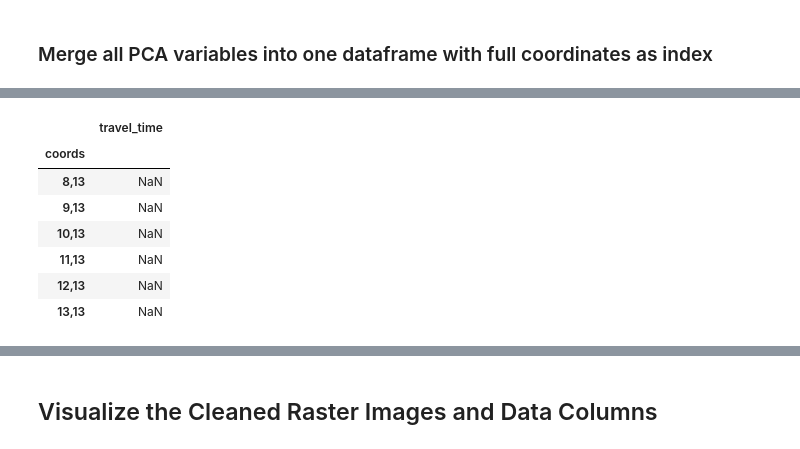
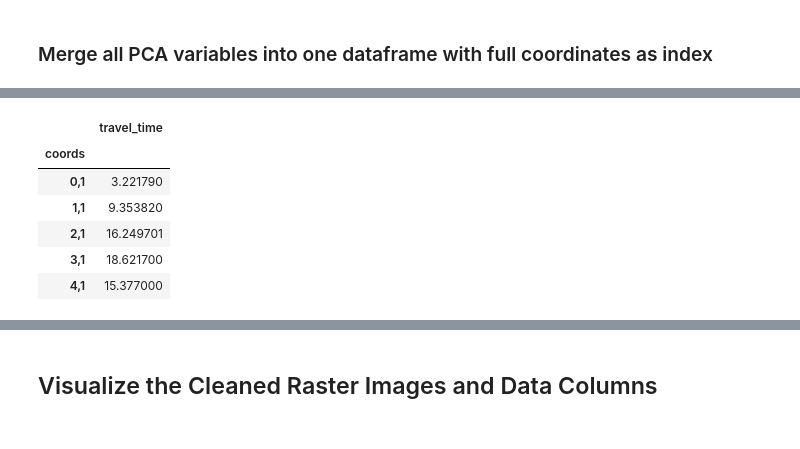
Before and after one commit to AaronScherf/Human_Mobility_Project, a Jupyter notebook: code/Vulnerability_PCA.ipynb, the cells around one changed output, grey strips where cells are left out. Cells and saved outputs as stored; diff of their text form; code cells hidden in the pictures.

```diff
--- a/code/Vulnerability_PCA.ipynb
+++ b/code/Vulnerability_PCA.ipynb
@@ -414,7 +467,7 @@ Masking Rasters using Vector Geometry - https://rasterio.readthedocs.io/en/stabl
 # for raster in raster_data_paths:
 for raster in pca_data['path']:
 
-    with fiona.open("data/raw_data/border_box_union.shp", "r") as shapefile:
+    with fiona.open("data/raw_data/border_box.shp", "r") as shapefile:
         shapes = [feature["geometry"] for feature in shapefile]
 
     with rasterio.open(raster) as src:
@@ -440,7 +493,7 @@ pca_data['masked'] = Masked
 # %%
 src = rasterio.open(pca_data.loc['val_prod','path'])
 
-with fiona.open('data/raw_data/border_box_union.shp', "r") as shapefile:
+with fiona.open('data/raw_data/border_box.shp', "r") as shapefile:
     features = [feature["geometry"] for feature in shapefile]
 
 rasterio.plot.show((src, 1))
@@ -566,7 +615,7 @@ pca_data.loc[name,'df'].loc[0:4,0:4]
 ## Write New Raster Files with Processed Data
 # %%
 for name in pca_data_names:
-    with fiona.open("data/raw_data/border_box_union.shp", "r") as shapefile:
+    with fiona.open("data/raw_data/border_box.shp", "r") as shapefile:
         shapes = [feature["geometry"] for feature in shapefile]
 
     with rasterio.open(pca_data.loc[name,'path']) as src:
@@ -634,7 +687,7 @@ def pca_reshape(dataset_name, n=15):
         y = randint(0, df.shape[1]-1)
         raw_val = df.loc[x][y]
         new_val = re_df.loc[str(x)+','+str(y)][dataset_name]
-        if raw_val != new_val:
+        if (raw_val != new_val) & (not math.isnan(new_val)):
             check = False
             print(x,',',y,'\nraw:',raw_val,'\nnew:',new_val)
 
@@ -679,16 +714,15 @@ Error in pca_reshape
 # %%
 # check that it worked
 name = 'travel_time'
-pca_data.loc[name,'pca_df'][6274:6280]
+pca_data.loc[name,'pca_df'].loc['0,1':'4,1']
 # %% [output]
 |  | travel_time |
 | coords |  |
-| 8,13 | NaN |
-| 9,13 | NaN |
-| 10,13 | NaN |
-| 11,13 | NaN |
-| 12,13 | NaN |
-| 13,13 | NaN |
+| 0,1 | 3.221790 |
+| 1,1 | 9.353820 |
+| 2,1 | 16.249701 |
+| 3,1 | 18.621700 |
+| 4,1 | 15.377000 |
 # %%
 pca_data.loc[name,'cleaned_df'].loc[0:4,[1]]
 # %% [output]
```
Also changed, not shown: parts of 45 cells of this notebook, 8 other files.
